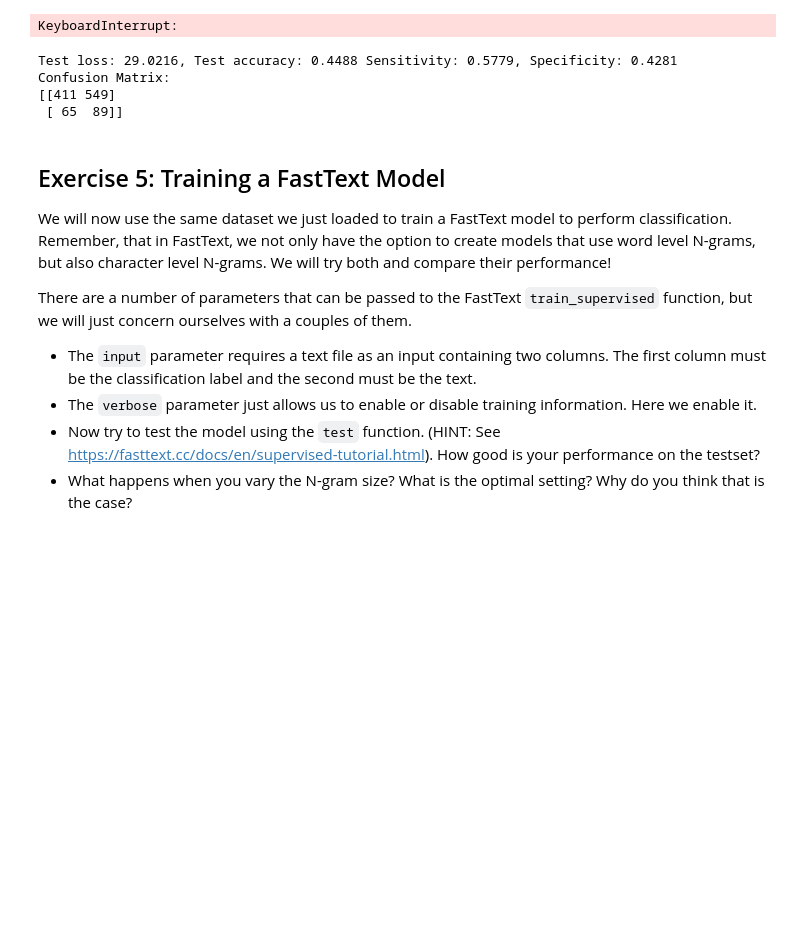
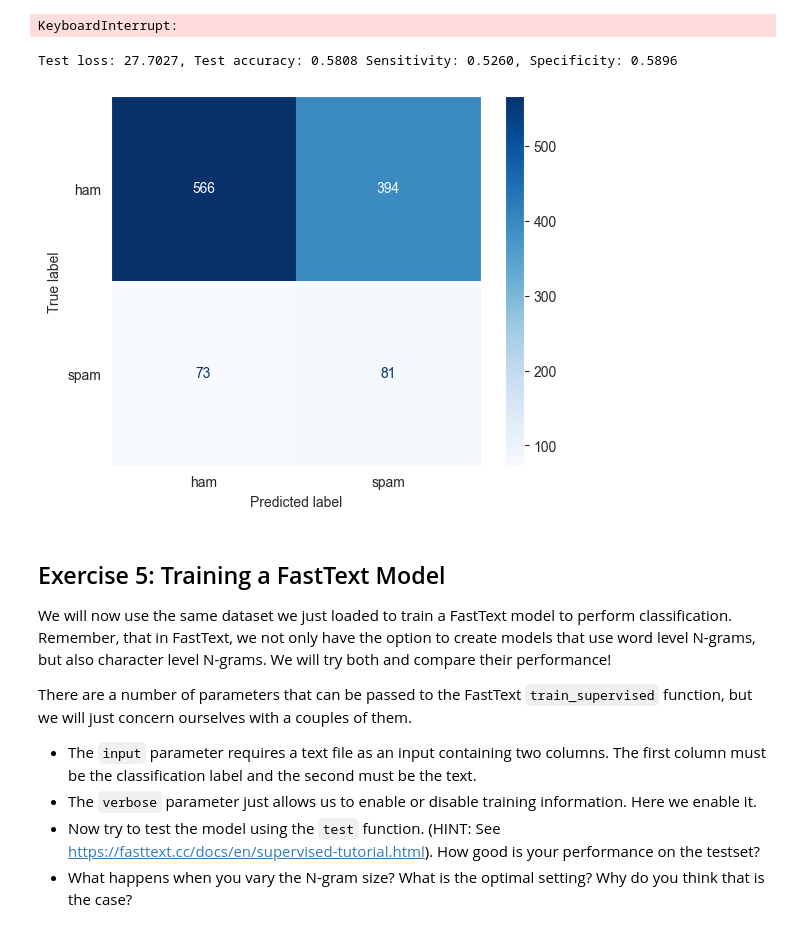
Before and after one commit to Twinbo/Signals-and-Data-Autumn-2025-student, a Jupyter notebook: week_8/ex_week_8.ipynb, the cells around one changed output. Saved outputs shown, nothing was run; the diff lists cells and outputs as text; code cells hidden in the pictures; blank space fills up the shorter version.

```diff
--- a/week_8/ex_week_8.ipynb
+++ b/week_8/ex_week_8.ipynb
@@ -487,6 +487,7 @@ class TextClassifier(nn.Module):
         return self.fc(x)
 # %%
 embed_dim = 300
+epochs = 10
 
 dataset_train = TextDataset('data/train_data.txt', embed_dim=embed_dim)
 dataloader_train = DataLoader(dataset_train, batch_size=32, shuffle=True)
@@ -498,7 +499,7 @@ criterion = nn.CrossEntropyLoss(weight=class_weights)
 optimizer = torch.optim.Adam(model.parameters(), lr=0.001)
 metrics = []
 
-for epoch in tqdm(range(10)):
+for epoch in tqdm(range(epochs)):
     accuracy_train = 0
     all_labels = []
     all_preds = []
@@ -567,38 +568,38 @@ plt.show()
 # %%
 dataset_test = TextDataset('data/test_data.txt', embed_dim=embed_dim, embedding=dataset_train.embedding)
 dataloader_test = DataLoader(dataset_test, batch_size=32, shuffle=False)
 
 accuracy_test = 0
 loss_test = 0
 all_labels = []
 all_preds = []
 
 for texts_embedded, labels in dataloader_test:
     outputs = model(texts_embedded)
     loss_test += criterion(outputs, labels)
 
     preds = outputs.argmax(1)
     accuracy_test += torch.sum(preds == labels)
     all_labels.extend(labels.cpu().numpy())
     all_preds.extend(preds.cpu().numpy())
 
     # Calculate confusion matrix
 cm = confusion_matrix(all_labels, all_preds)
 
 # Calculate sensitivity and specificity
 tn, fp, fn, tp = cm.ravel()
 sensitivity = tp / (tp + fn)
 specificity = tn / (tn + fp)
 
 print(f"Test loss: {loss_test.item():.4f}, Test accuracy: {accuracy_test / len(all_labels):.4f} "
       f'Sensitivity: {sensitivity:.4f}, Specificity: {specificity:.4f}')
-print("Confusion Matrix:")
-print(cm)
+disp = ConfusionMatrixDisplay(confusion_matrix=cm, display_labels=dataset_test.labels)
+disp.plot(cmap="Blues")
+plt.grid(False)
+plt.show()
 # %% [output]
-Test loss: 29.0216, Test accuracy: 0.4488 Sensitivity: 0.5779, Specificity: 0.4281
-Confusion Matrix:
-[[411 549]
- [ 65  89]]
+Test loss: 27.7027, Test accuracy: 0.5808 Sensitivity: 0.5260, Specificity: 0.5896
+[figure, added]
 # %% [markdown]
 ## Exercise 5: Training a FastText Model
 
```
Also changed, not shown: parts of 4 cells of this notebook.
